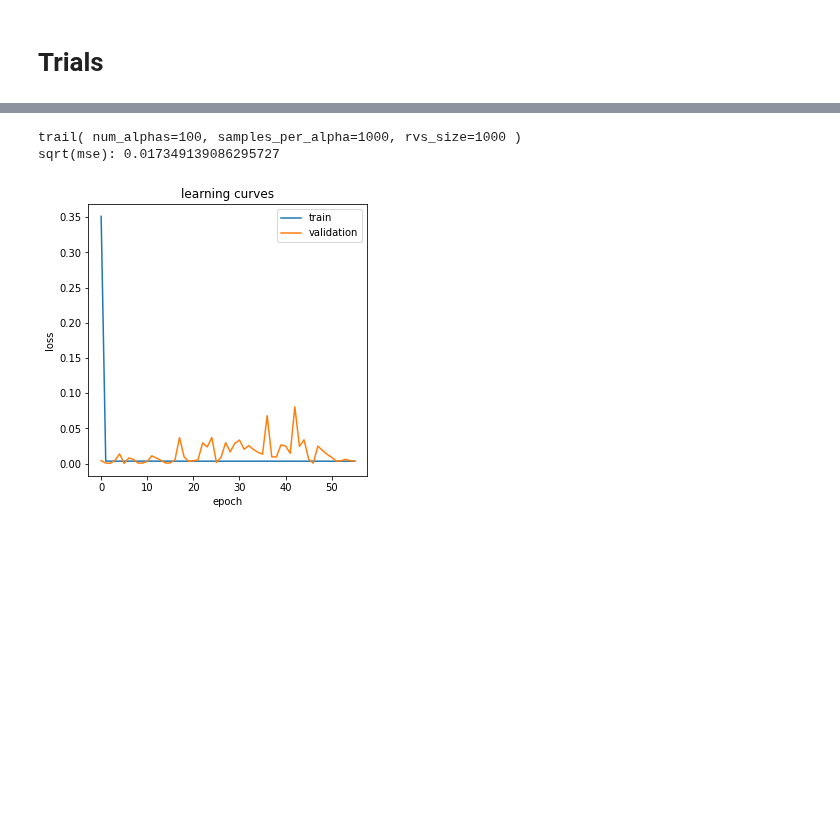
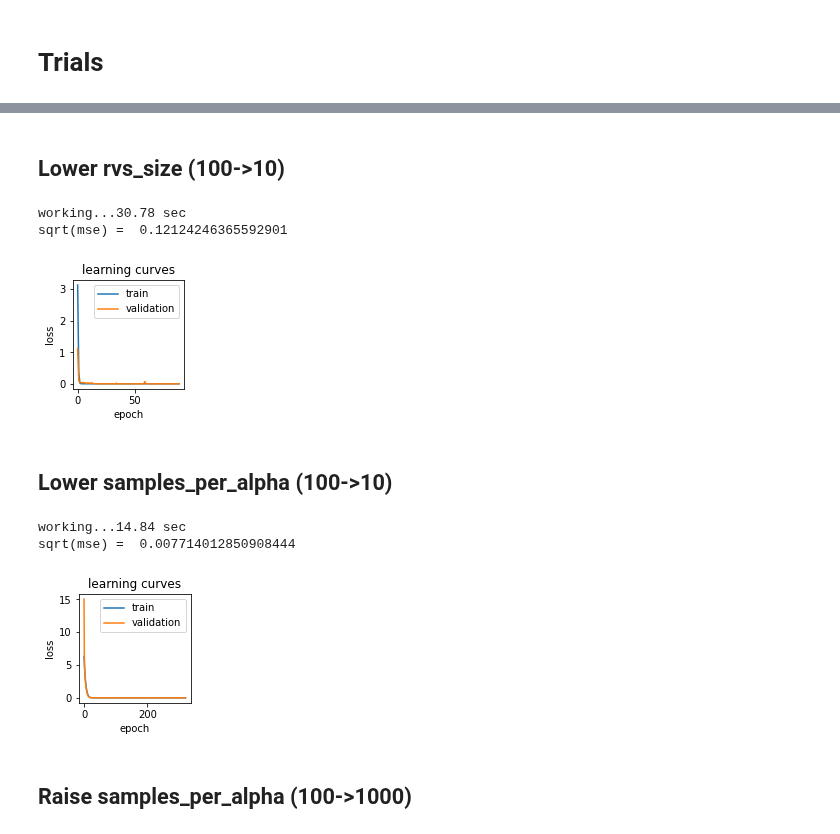
Before and after one commit to yossi-cohen/preferential-attachment, a Jupyter notebook: notebooks/yulesimon-dnn-trials.ipynb, the cells around one changed output, grey strips where cells are left out. Saved outputs shown, nothing was run; the diff lists cells and outputs as text; code cells hidden in the pictures; blank space fills up the shorter version.

```diff
--- a/notebooks/yulesimon-dnn-trials.ipynb
+++ b/notebooks/yulesimon-dnn-trials.ipynb
@@ -267,11 +311,24 @@ sqrt(mse): 0.010401112748193435
+# %% [markdown]
+## Lower rvs_size (100->10)
+# %%
+sqrt_mse, m, h = _trial(num_alphas=100, samples_per_alpha=100, rvs_size=10, layers=[256,256], batch_size=32)
+print('sqrt(mse) = ', sqrt_mse)
+plot_learning_curves(h)
+# %% [output]
+working...30.78 sec
+sqrt(mse) =  0.12124246365592901
+[figure, added]
+# %% [markdown]
+## Lower samples_per_alpha (100->10)
 # %%
-if True:
-    sqrt_mse, m, h = _trail(num_alphas=100, samples_per_alpha=1000, rvs_size=1000)
-    print('sqrt(mse):', sqrt_mse)
-    plot_learning_curves(h)
+sqrt_mse, m, h = _trial(num_alphas=100, samples_per_alpha=10, rvs_size=1000, layers=[256,256], batch_size=32)
+print('sqrt(mse) = ', sqrt_mse)
+plot_learning_curves(h)
 # %% [output]
-trail( num_alphas=100, samples_per_alpha=1000, rvs_size=1000 )
-sqrt(mse): 0.017349139086295727
+working...14.84 sec
+sqrt(mse) =  0.007714012850908444
-[figure, old version]
+[figure, new version]
+# %% [markdown]
+## Raise samples_per_alpha (100->1000)
 # %%
 if False:
```
Also changed, not shown: parts of 17 cells of this notebook.
